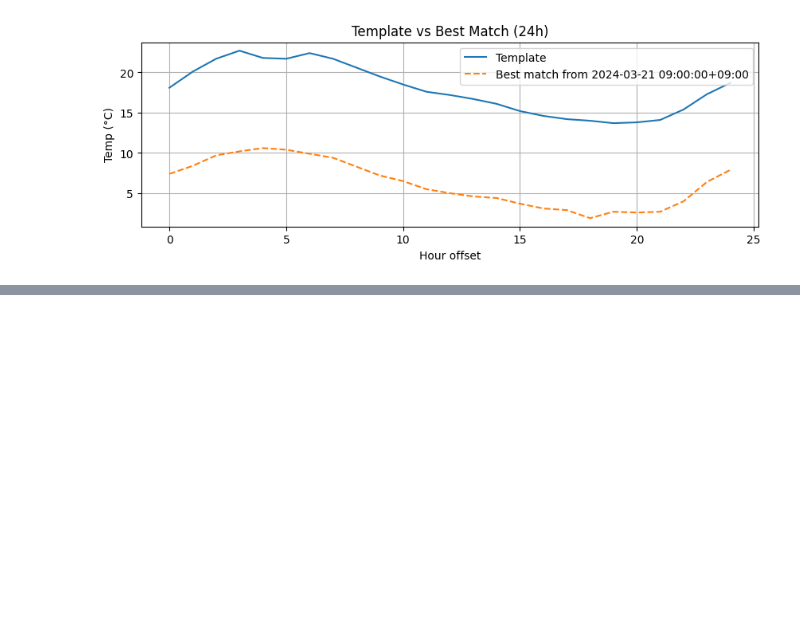
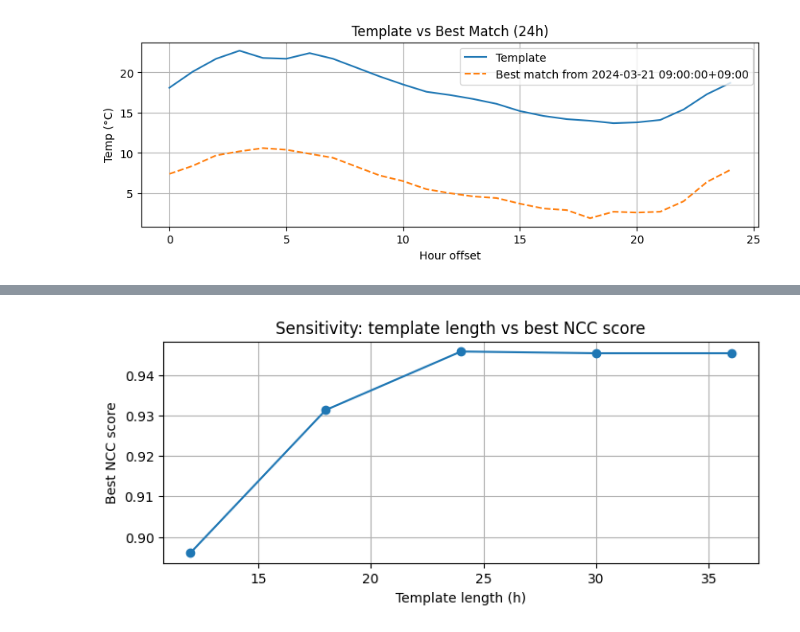
Before and after one commit to infamousperi/GBSV_MC, a Jupyter notebook: MC1/Correlation.ipynb, the cells around one changed output, grey strips where cells are left out. Saved outputs shown, nothing was run; the diff lists cells and outputs as text; code cells hidden in the pictures; blank space fills up the shorter version.

```diff
--- a/MC1/Correlation.ipynb
+++ b/MC1/Correlation.ipynb
@@ -318,0 +404,10 @@ plt.show()
+# %%
+lengths = [12, 18, 24, 30, 36]  # hours
+rows_len = []
+for L in lengths:
+    t0 = base.iloc[:L]
+    score, when = best_ncc(t0, SEARCH)
+    rows_len.append((L, score, when))
+
+len_df = pd.DataFrame(rows_len, columns=["Template length (h)", "Best score", "Time of best match"]).sort_values("Template length (h)")
+len_df
@@ -318,0 +421,8 @@ plt.show()
+# %%
+fig, ax = plt.subplots(figsize=(8,3))
+ax.plot(len_df['Template length (h)'], len_df['Best score'], marker='o')
+ax.set_title("Sensitivity: template length vs best NCC score")
+ax.set_xlabel("Template length (h)"); ax.set_ylabel("Best NCC score")
+plt.show()
+# %% [output]
+[figure, added]
```
Also changed, not shown: parts of 12 cells of this notebook.
